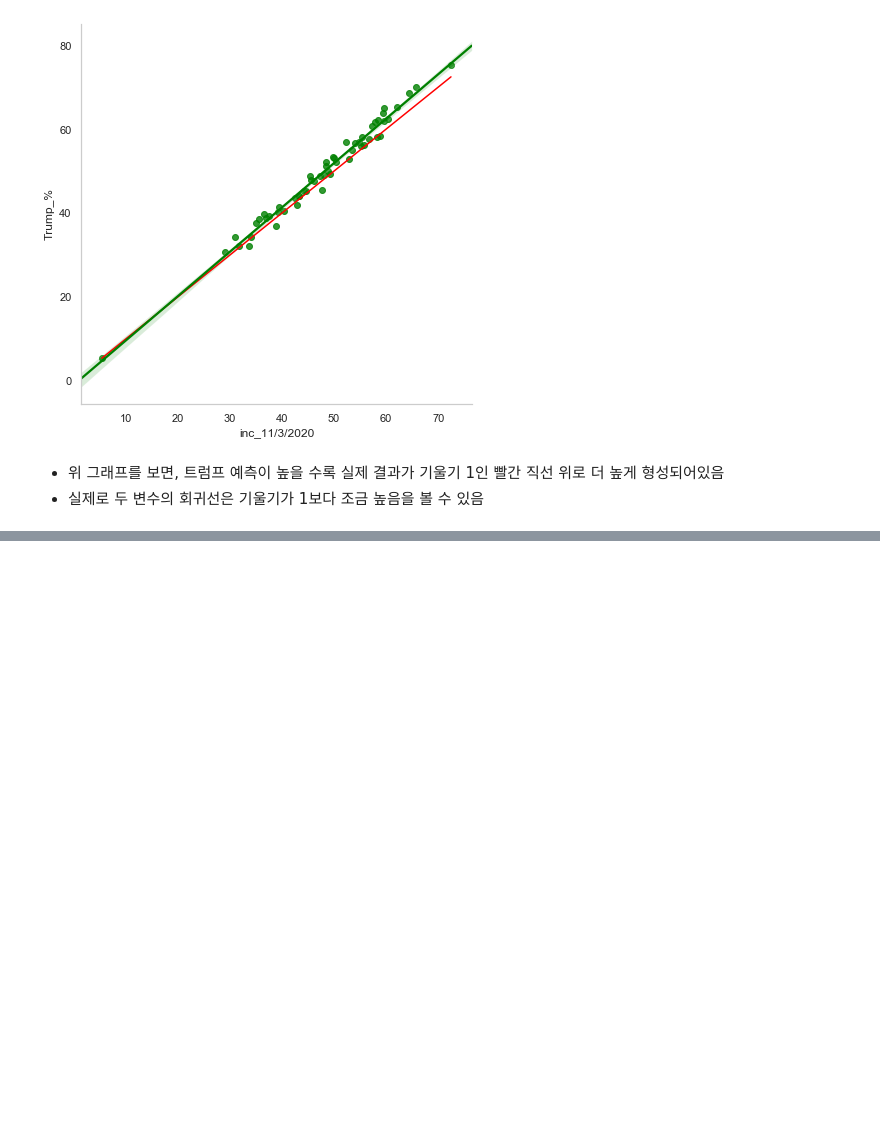
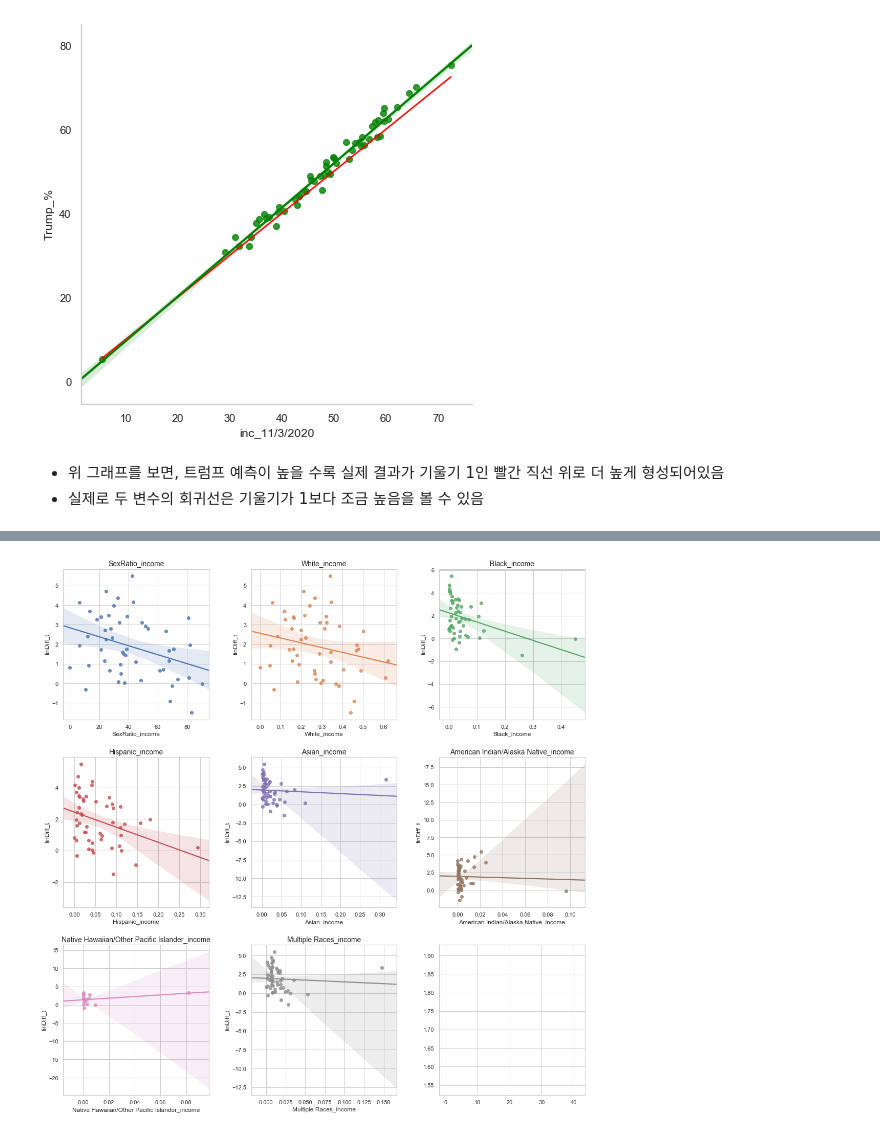
Before and after one commit to d-won/mystudy, a Jupyter notebook: 2020 US Election Analysis.ipynb, the cells around one changed output, grey strips where cells are left out. Drawn from its saved outputs; the diff is of its cells as text; code cells hidden in the pictures; blank space fills up the shorter version.

```diff
--- a/2020 US Election Analysis.ipynb
+++ b/2020 US Election Analysis.ipynb
@@ -273,0 +366,10 @@ ax.spines['top'].set_visible(False)
+# %%
+f, ax = plt.subplots(3, 3, figsize=(16,16))
+ax = ax.flatten()
+f.tight_layout(pad=5)
+
+for n, i in enumerate(d_list2) :
+    sns.regplot(x=i, y='finDiff_t', data=all_df2, ax=ax[n])
+    ax[n].set_title(i, fontsize=14)
+# %% [output]
+[figure, added]
```
Also changed, not shown: parts of 21 cells of this notebook.
